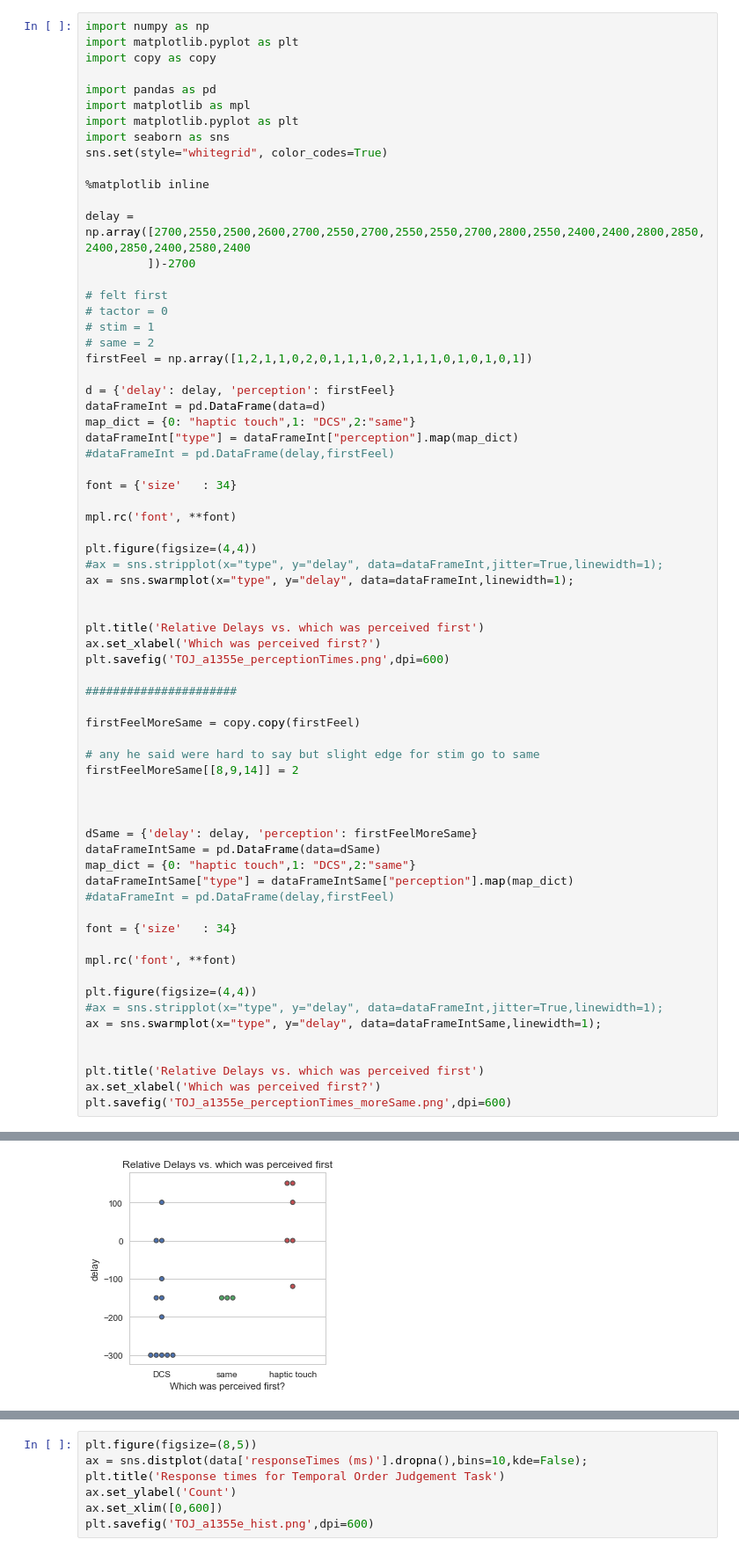
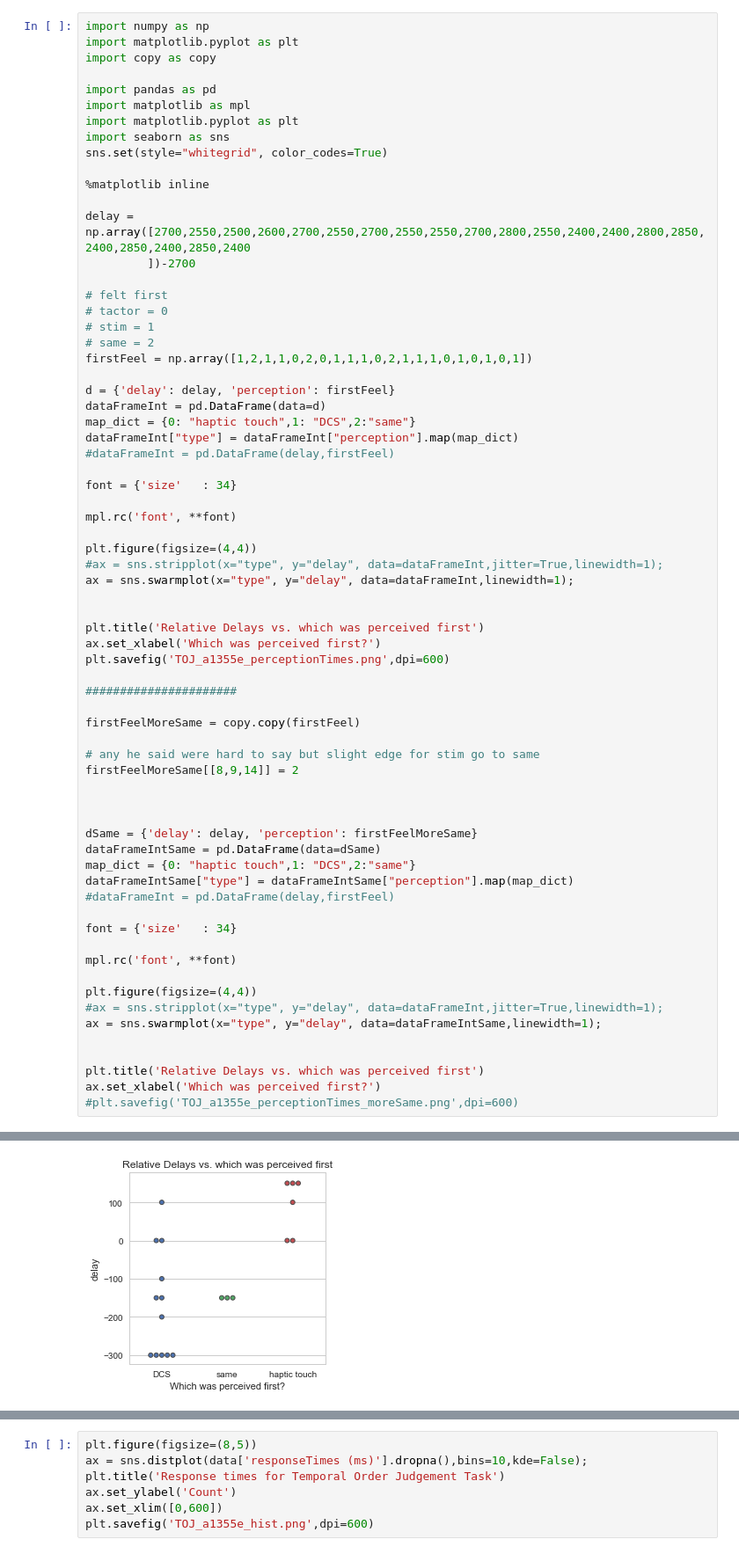
Before and after one commit to davidjuliancaldwell/StimulationResponseTimingPython, a Jupyter notebook: a1355e_tempOrderJudge.ipynb, the cells around one changed output, grey strips where cells are left out. Shown at 88% size. Cells and saved outputs as stored; diff of their text form.

```diff
--- a/a1355e_tempOrderJudge.ipynb
+++ b/a1355e_tempOrderJudge.ipynb
@@ -11,7 +11,7 @@ sns.set(style="whitegrid", color_codes=True)
 
 %matplotlib inline
 
-delay = np.array([2700,2550,2500,2600,2700,2550,2700,2550,2550,2700,2800,2550,2400,2400,2800,2850,2400,2850,2400,2580,2400
+delay = np.array([2700,2550,2500,2600,2700,2550,2700,2550,2550,2700,2800,2550,2400,2400,2800,2850,2400,2850,2400,2850,2400
          ])-2700
 
 # felt first
@@ -65,5 +65,5 @@ ax = sns.swarmplot(x="type", y="delay", data=dataFrameIntSame,linewidth=1);
 
 plt.title('Relative Delays vs. which was perceived first')
 ax.set_xlabel('Which was perceived first?')
-plt.savefig('TOJ_a1355e_perceptionTimes_moreSame.png',dpi=600)
+#plt.savefig('TOJ_a1355e_perceptionTimes_moreSame.png',dpi=600)
 # %% [output]
@@ -70 +71 @@ plt.savefig('TOJ_a1355e_perceptionTimes_moreSame.png',dpi=600)
-[figure, old version]
+[figure, new version]
```
Also changed, not shown: parts of 3 cells of this notebook.
